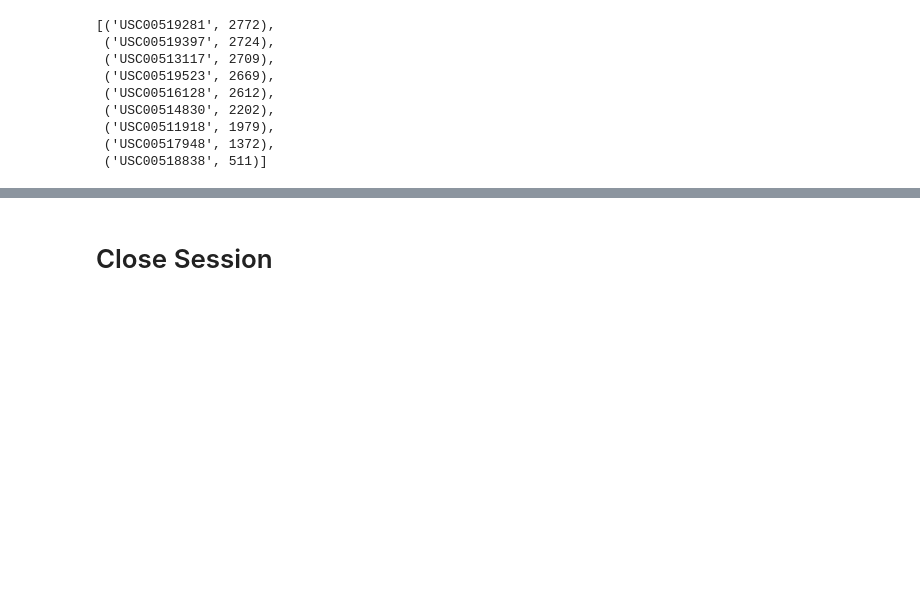
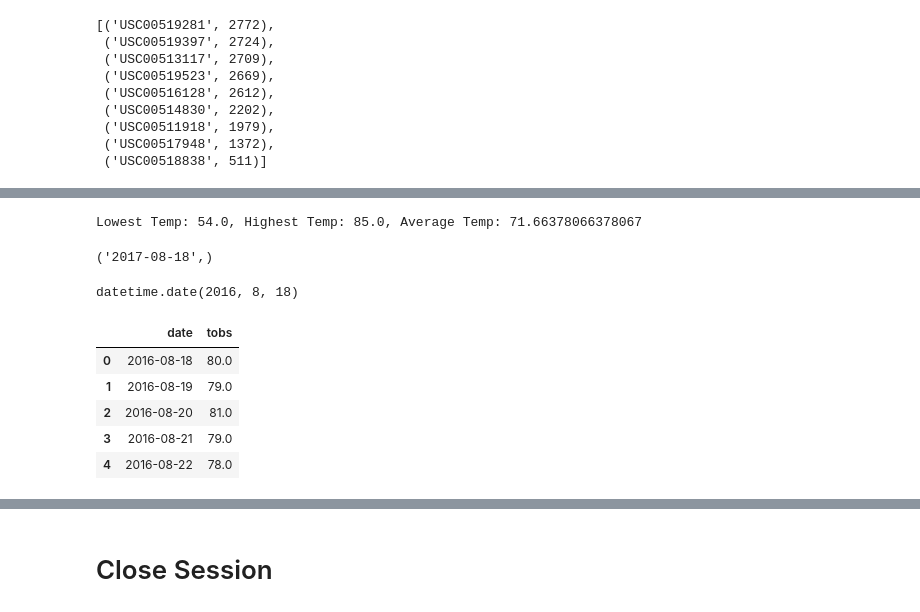
Before and after one commit to sloucel/sqlalchemy-challenge, a Jupyter notebook: SurfsUp/climate_starter.ipynb, the cells around one changed output, grey strips where cells are left out. Cells and saved outputs as stored; diff of their text form; code cells hidden in the pictures; blank space fills up the shorter version.

```diff
--- a/SurfsUp/climate_starter.ipynb
+++ b/SurfsUp/climate_starter.ipynb
@@ -186,0 +181,31 @@ Text(0.5, 4.183333333333314, 'Temperature')
+# %%
+# Using the most active station id from the previous query, calculate the lowest, highest, and average temperature.
+most_active_station_id = 'USC00519281'
+
+lowest_temp = session.query(func.min(Measurement.tobs)).\
+    filter(Measurement.station == most_active_station_id).scalar()
+
+highest_temp = session.query(func.max(Measurement.tobs)).\
+    filter(Measurement.station == most_active_station_id).scalar()
+
+avg_temp = session.query(func.avg(Measurement.tobs)).\
+    filter(Measurement.station == most_active_station_id).scalar()
+
+print(f'Lowest Temp: {lowest_temp}, Highest Temp: {highest_temp}, Average Temp: {avg_temp}')
+# %% [output]
+Lowest Temp: 54.0, Highest Temp: 85.0, Average Temp: 71.66378066378067
+# %%
+# Most recent date
+most_recent_date_for_mas = session.query(Measurement.date).\
+    filter(Measurement.station == most_active_station_id).\
+    order_by(desc(Measurement.date)).first()
+
+most_recent_date_for_mas
+# %% [output]
+('2017-08-18',)
+# %%
+# 12 month date range for most active station (mas)
+twelve_months_ago_mas = dt.date(2017,8,18) - dt.timedelta(days=365)
+twelve_months_ago_mas
+# %% [output]
+datetime.date(2016, 8, 18)
@@ -186,0 +224,11 @@ Text(0.5, 4.183333333333314, 'Temperature')
+# %%
+# Convert data in a Pandas Dataframe for most active station (mas)
+mas_df = pd.DataFrame(most_active_station_data, columns=['date', 'tobs'])
+mas_df.head()
+# %% [output]
+|  | date | tobs |
+| 0 | 2016-08-18 | 80.0 |
+| 1 | 2016-08-19 | 79.0 |
+| 2 | 2016-08-20 | 81.0 |
+| 3 | 2016-08-21 | 79.0 |
+| 4 | 2016-08-22 | 78.0 |
```
Also changed, not shown: parts of 7 cells of this notebook, 1 other file.
